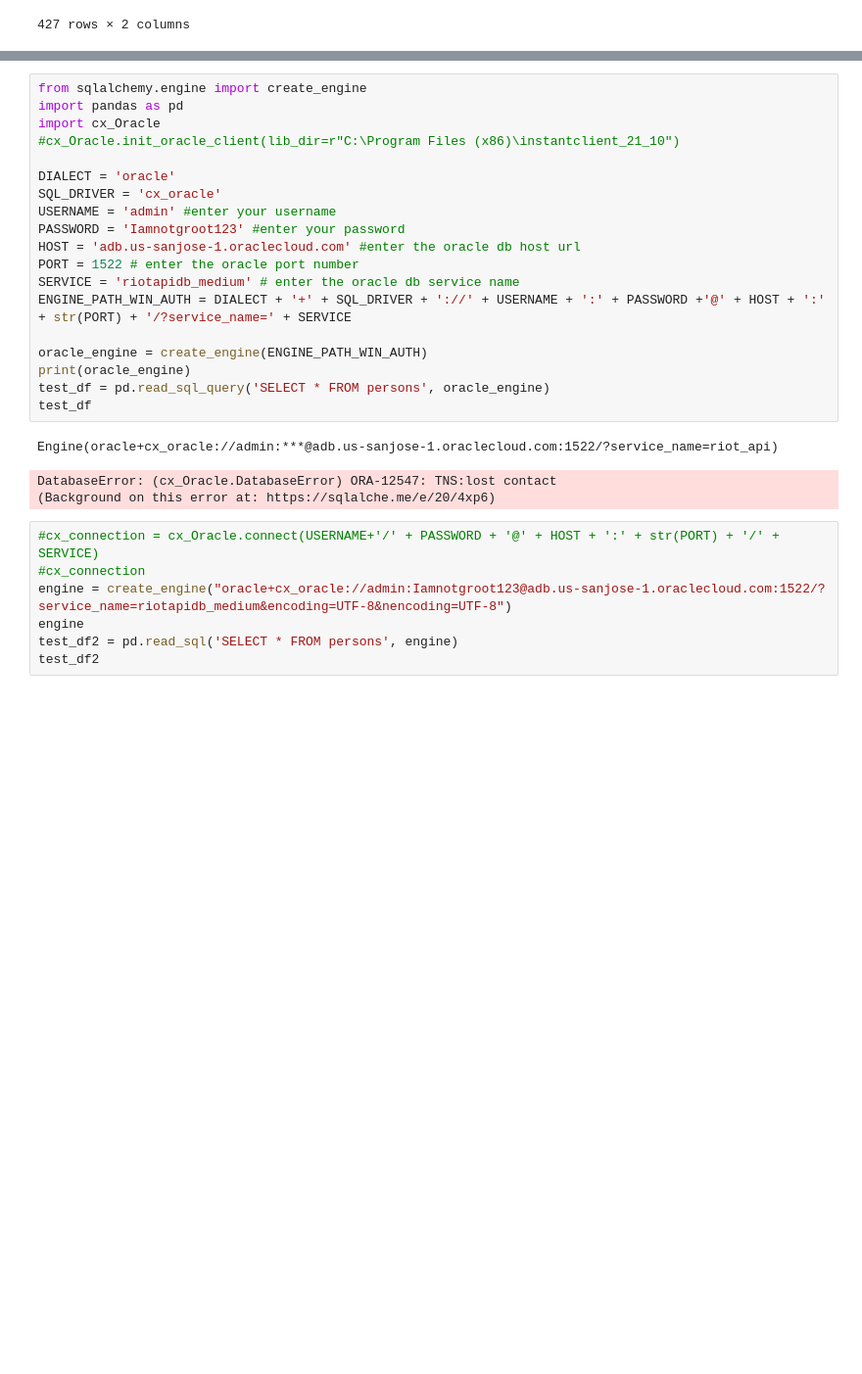
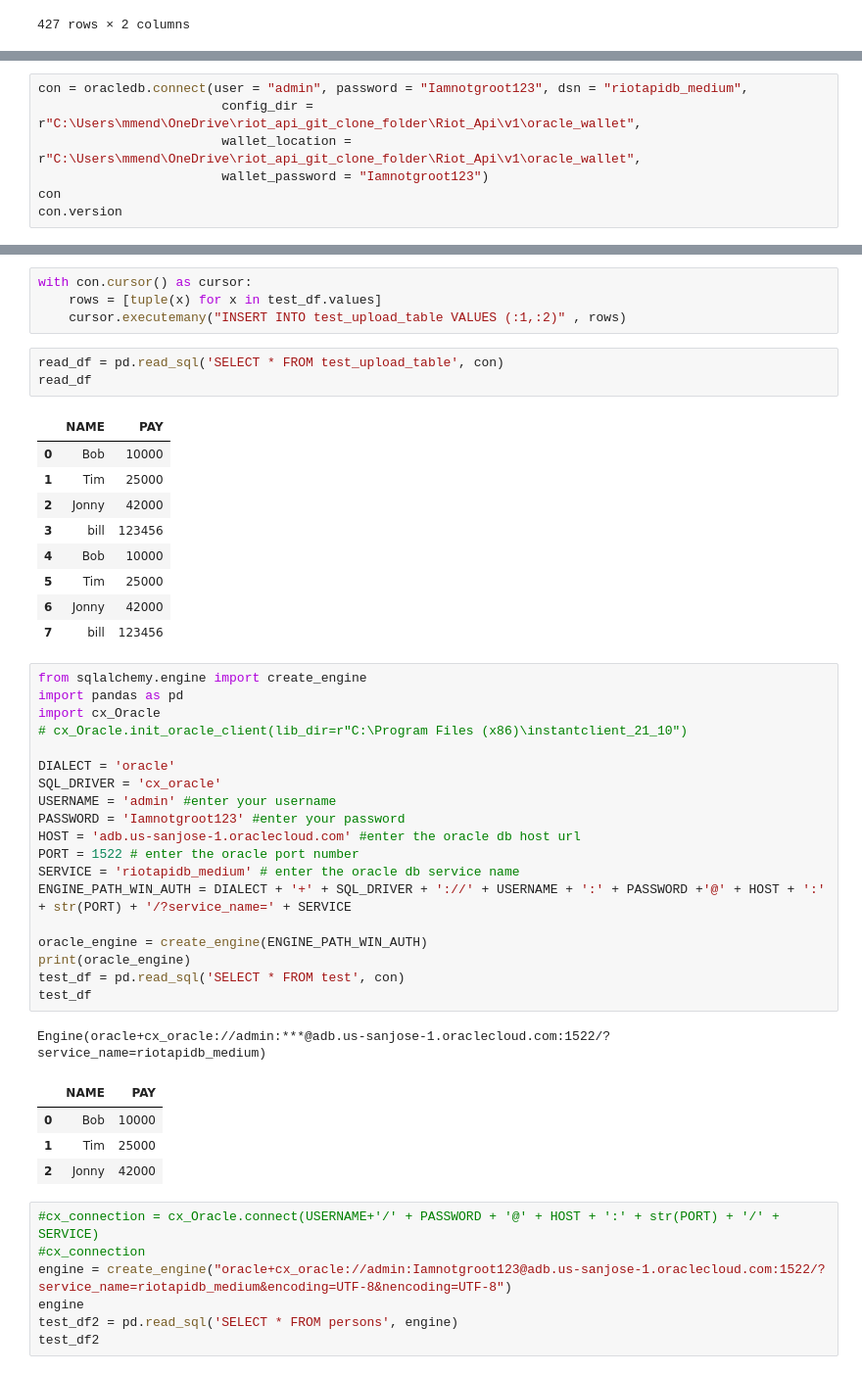
Before and after one commit to michaelmendelsohn/Riot_Api, a Jupyter notebook: v1/other_working.ipynb, the cells around one changed output, grey strips where cells are left out. Shown at 98% size. Cells and saved outputs as stored; diff of their text form; blank space fills up the shorter version.

Commit message:
test oracledb on app

```diff
--- a/v1/other_working.ipynb
+++ b/v1/other_working.ipynb
@@ -59,0 +58,7 @@ import cx_Oracle
+# %%
+con = oracledb.connect(user = "admin", password = "Iamnotgroot123", dsn = "riotapidb_medium",
+                        config_dir = r"C:\Users\mmend\OneDrive\riot_api_git_clone_folder\Riot_Api\v1\oracle_wallet",
+                        wallet_location = r"C:\Users\mmend\OneDrive\riot_api_git_clone_folder\Riot_Api\v1\oracle_wallet",
+                        wallet_password = "Iamnotgroot123")
+con
+con.version
@@ -60,8 +106,25 @@ import cx_Oracle
+# %%
+with con.cursor() as cursor:
+    rows = [tuple(x) for x in test_df.values]
+    cursor.executemany("INSERT INTO test_upload_table VALUES (:1,:2)" , rows)
+# %%
+read_df = pd.read_sql('SELECT * FROM test_upload_table', con)
+read_df
+# %% [output]
+|  | NAME | PAY |
+| 0 | Bob | 10000 |
+| 1 | Tim | 25000 |
+| 2 | Jonny | 42000 |
+| 3 | bill | 123456 |
+| 4 | Bob | 10000 |
+| 5 | Tim | 25000 |
+| 6 | Jonny | 42000 |
+| 7 | bill | 123456 |
 # %%
 from sqlalchemy.engine import create_engine
 import pandas as pd
 import cx_Oracle
-#cx_Oracle.init_oracle_client(lib_dir=r"C:\Program Files (x86)\instantclient_21_10")
+# cx_Oracle.init_oracle_client(lib_dir=r"C:\Program Files (x86)\instantclient_21_10")
 
 DIALECT = 'oracle'
 SQL_DRIVER = 'cx_oracle'
@@ -74,12 +137,14 @@ ENGINE_PATH_WIN_AUTH = DIALECT + '+' + SQL_DRIVER + '://' + USERNAME + ':' + PAS
 
 oracle_engine = create_engine(ENGINE_PATH_WIN_AUTH)
 print(oracle_engine)
-test_df = pd.read_sql_query('SELECT * FROM persons', oracle_engine)
+test_df = pd.read_sql('SELECT * FROM test', con)
 test_df
 # %% [output]
-Engine(oracle+cx_oracle://admin:***@adb.us-sanjose-1.oraclecloud.com:1522/?service_name=riot_api)
+Engine(oracle+cx_oracle://admin:***@adb.us-sanjose-1.oraclecloud.com:1522/?service_name=riotapidb_medium)
-DatabaseError: (cx_Oracle.DatabaseError) ORA-12547: TNS:lost contact
-(Background on this error at: https://sqlalche.me/e/20/4xp6)
+|  | NAME | PAY |
+| 0 | Bob | 10000 |
+| 1 | Tim | 25000 |
+| 2 | Jonny | 42000 |
 # %%
 #cx_connection = cx_Oracle.connect(USERNAME+'/' + PASSWORD + '@' + HOST + ':' + str(PORT) + '/' + SERVICE)
 #cx_connection
```
Also changed, not shown: parts of 7 cells of this notebook, 4 other files.
